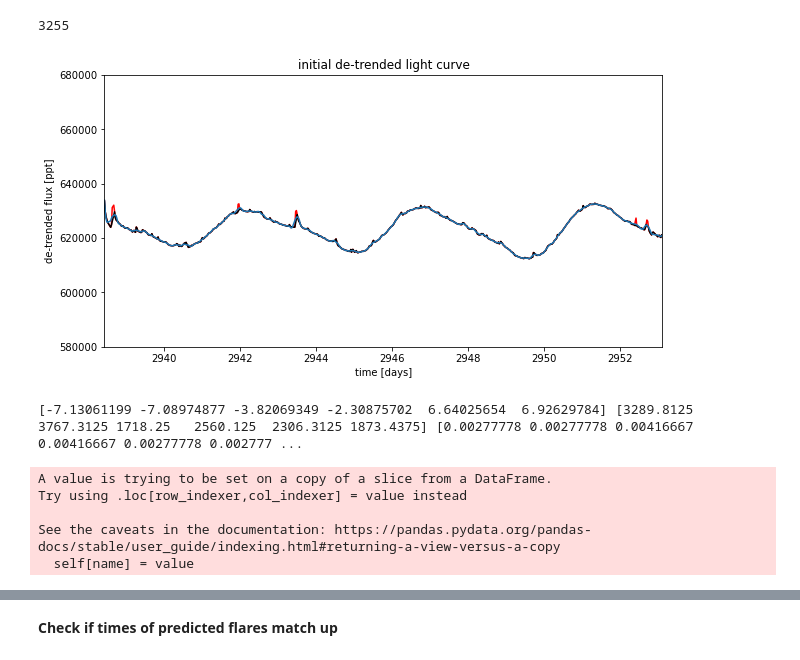
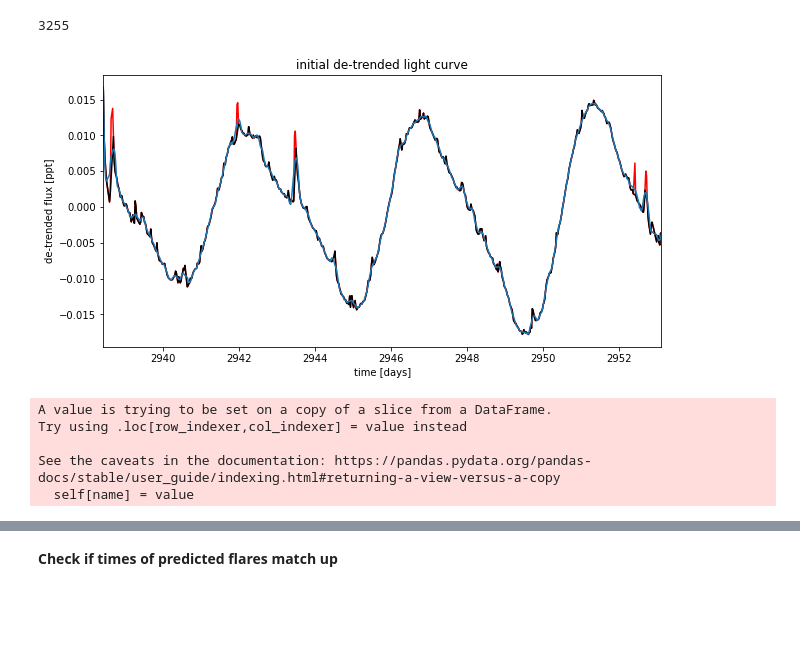
Before and after one commit to exoclam/epic-246301900, a Jupyter notebook: xoflares-epic246301900-post-flare-pre-gap.ipynb, the cells around one changed output, grey strips where cells are left out. Cells and saved outputs as stored; diff of their text form; code cells hidden in the pictures; blank space fills up the shorter version.

```diff
--- a/xoflares-epic246301900-post-flare-pre-gap.ipynb
+++ b/xoflares-epic246301900-post-flare-pre-gap.ipynb
@@ -85,25 +85,30 @@ postgap = lc.loc[2337:] # start from end of the gap in data until end of time se
 # calculate reference (average) time
 def calculate_ref_time(lc):
     return 0.5 * (np.min(lc.TIME) + np.max(lc.TIME))
+
+# calculate normalized flux
+def normalize_flux(lc):
+    return (lc/np.median(lc)) - 1
 # %% [output]
 3255
 # %%
 # get a smoothed version of the light curve
-smooth = savgol_filter(post.PDCSAP_FLUX, 13, polyorder=3)
-resid = post.PDCSAP_FLUX - smooth
+norm_y = normalize_flux(post.PDCSAP_FLUX)
+smooth = savgol_filter(norm_y, 13, polyorder=3)
+resid = norm_y - smooth
 mask = resid < 3.5*np.sqrt(np.mean(resid**2))
 
 plt.figure(figsize=(10, 5))
-plt.plot(post.TIME, post.PDCSAP_FLUX, "r")
-plt.plot(post.TIME[mask], post.PDCSAP_FLUX[mask], "k")
+plt.plot(post.TIME, norm_y, "r")
+plt.plot(post.TIME[mask], norm_y[mask], "k")
 plt.plot(post.TIME, smooth)
 plt.xlabel("time [days]")
 plt.ylabel("de-trended flux [ppt]")
 plt.title("initial de-trended light curve")
-plt.ylim(580000, 680000)
+#plt.ylim(580000, 680000)
 plt.xlim(post.TIME.min(), post.TIME.max());
 # %% [output]
-[figure, old version]
+[figure, new version]
 # %%
 def find_flares(lc):
 
@@ -138,17 +143,16 @@ def find_flares(lc):
     ampls = np.array([resid.loc[(lc.CADENCENO - list(lc.CADENCENO)[0]) == fidx[i]] for i in range(len(fidx))]).T[0]
     fwhms = np.asarray(npts) * (2/1440)
     npeaks = np.shape(tpeaks)[0]
-    print(tpeaks, ampls, fwhms, npeaks)
+    #print(tpeaks, ampls, fwhms, npeaks)
     return x, y, tpeaks, ampls, fwhms, npeaks
 
 x, y, tpeaks, ampls, fwhms, npeaks = find_flares(post)
 # %% [output]
-[-7.13061199 -7.08974877 -3.82069349 -2.30875702  6.64025654  6.92629784] [3289.8125 3767.3125 1718.25   2560.125  2306.3125 1873.4375] [0.00277778 0.00277778 0.00416667 0.00416667 0.00277778 0.002777 ...
+A value is trying to be set on a copy of a slice from a DataFrame.
+Try using .loc[row_indexer,col_indexer] = value instead
+
+See the caveats in the documentation: https://pandas.pydata.org/pandas-docs/stable/user_guide/indexing.html#returning-a-view-versus-a-copy
+  self[name] = value
-A value is trying to be set on a copy of a slice from a DataFrame.
-Try using .loc[row_indexer,col_indexer] = value instead
-
-See the caveats in the documentation: https://pandas.pydata.org/pandas-docs/stable/user_guide/indexing.html#returning-a-view-versus-a-copy
-  self[name] = value
 # %%
 """# get a smoothed version of the light curve
 smooth = savgol_filter(lc.flux, 13, polyorder=3)
```
Also changed, not shown: parts of 16 cells of this notebook, 2 other files.
